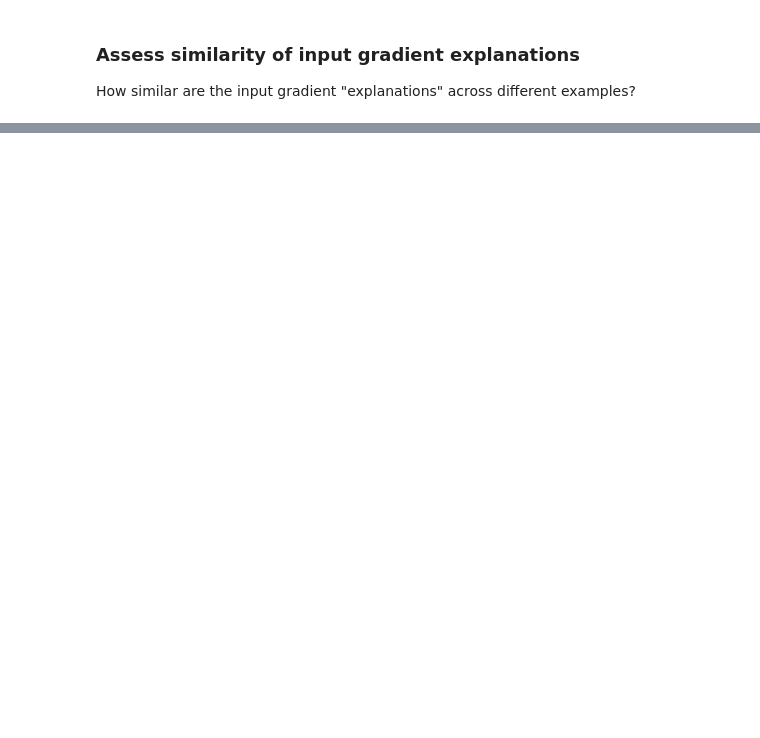
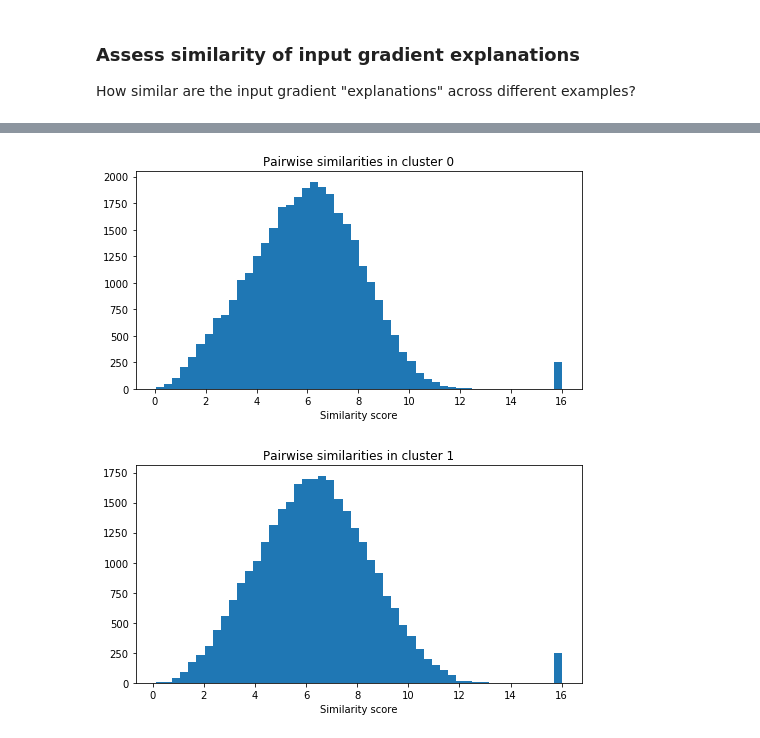
Before and after one commit to amtseng/fourier_attribution_priors, a Jupyter notebook: notebooks/input_gradient_similarity.ipynb, the cells around one changed output, grey strips where cells are left out. Drawn from its saved outputs; the diff is of its cells as text; code cells hidden in the pictures; blank space fills up the shorter version.

```diff
--- a/notebooks/input_gradient_similarity.ipynb
+++ b/notebooks/input_gradient_similarity.ipynb
@@ -317,3 +316,25 @@ Cluster 1
+# %%
+# Within each cluster of samples, compute all pairwise similarities
+# and draw the distribution
+for cluster_id in cluster_ids:
+    cluster_inds = np.where(cluster_labels == cluster_id)[0]
+    sample_cluster_inds = sample_inds[cluster_inds]
+
+    cluster_sims = []
+    for i in tqdm.notebook.trange(len(sample_cluster_inds)):
+        for j in range(i, len(sample_cluster_inds)):
+            sim = max_seqlet_similarity(
+                hyp_seqlets[sample_cluster_inds[i]], hyp_seqlets[sample_cluster_inds[j]], window_size=16
+            )[2]
+            cluster_sims.append(sim)
+
+    plt.figure(figsize=(8, 4))
+    plt.hist(cluster_sims, bins=50)
+    plt.title("Pairwise similarities in cluster %d" % cluster_id)
+    plt.xlabel("Similarity score")
+# %% [output]
+[figure, added]
+[figure, added]
 # %%
 # For each cluster, select a subset of the examples to be the "beacons"
 # to which everything else is aligned to
```
Also changed, not shown: parts of 10 cells of this notebook, 5 other files.
